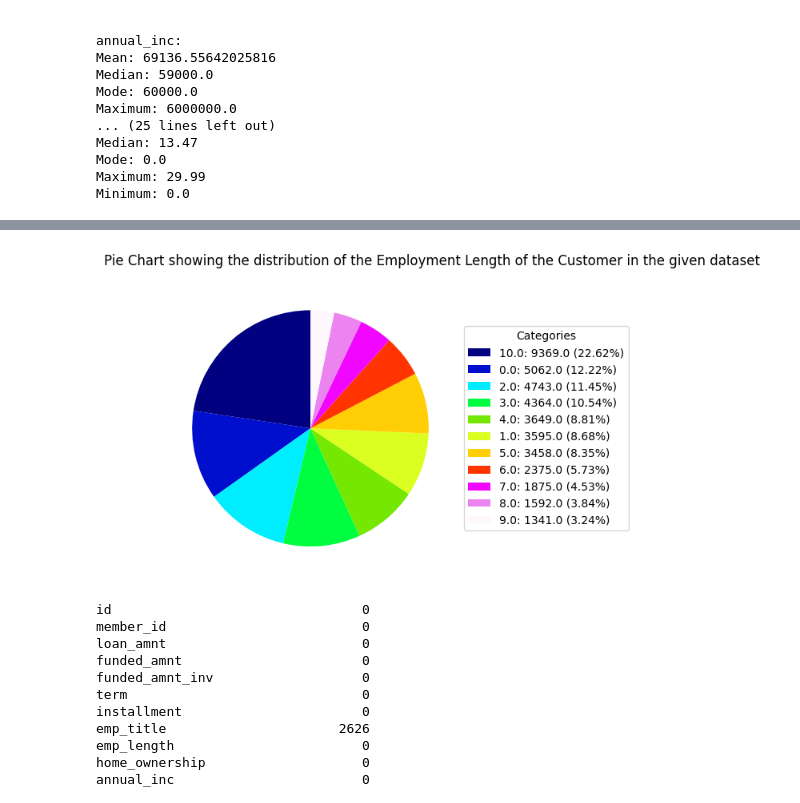
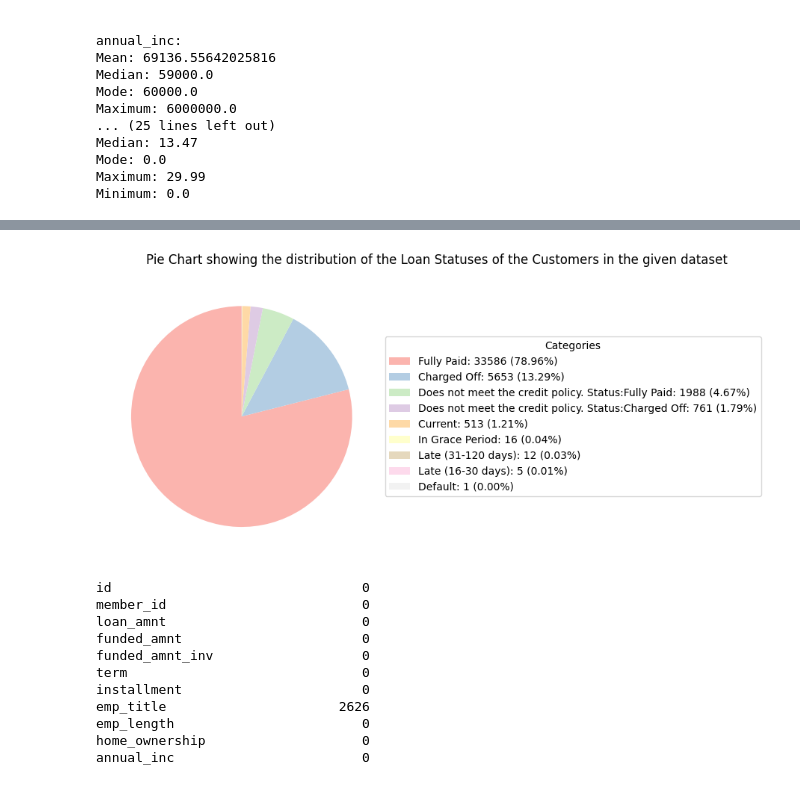
Before and after one commit to unnati026/JPMC-Case-Study, a Jupyter notebook: eda.ipynb, the cells around one changed output, grey strips where cells are left out. Cells and saved outputs as stored; diff of their text form; code cells hidden in the pictures.

```diff
--- a/eda.ipynb
+++ b/eda.ipynb
@@ -150,41 +160,41 @@ Minimum: 0.0
 # %%
 # Count occurrences of each category
-category_counts = df['emp_length'].value_counts()
+category_counts = df['loan_status'].value_counts()
 
 # Calculate percentages
 category_percentages = category_counts / category_counts.sum() * 100
 
 # Create a combined DataFrame for plotting
 plot_data = pd.DataFrame({
     'Count': category_counts,
     'Percentage': category_percentages
 })
 
 # Define a custom color scheme
-colors = plt.cm.gist_ncar(np.linspace(0, 1, len(plot_data)))
+colors = plt.cm.Pastel1(np.linspace(0, 1, len(plot_data)))
 
 # Plot the pie chart
 fig, ax = plt.subplots()
 
-wedges, texts = ax.pie(plot_data['Count'], colors=colors, startangle=90, textprops=dict(color="w"))
+wedges, texts = ax.pie(plot_data['Count'], colors=colors, startangle=90, textprops=dict(color="y"))
 
 # Create a legend with count and percentage
 legend_labels = [
-    f"{category}: {row['Count']} ({row['Percentage']:.2f}%)"
+    f"{category}: {int(row['Count'])} ({row['Percentage']:.2f}%)"
     for category, row in plot_data.iterrows()
 ]
 ax.legend(
     wedges,
     legend_labels,
     title="Categories",
     loc="center left",
     bbox_to_anchor=(1, 0, 0.5, 1)
 )
 
-fig.suptitle("Pie Chart showing the distribution of the Employment Length of the Customer in the given dataset", y=0.95, x=0.75)
+fig.suptitle("Pie Chart showing the distribution of the Loan Statuses of the Customers in the given dataset", y=0.95, x=0.92)
 plt.show()
 # %% [output]
-[figure, old version]
+[figure, new version]
 # %%
 df = df.replace(['Current', 'Fully Paid', 'Does not meet the credit policy. Status:Fully Paid', 'Charged Off', 'In Grace Period',
                  'Late (31-120 days)', 'Late (16-30 days)', 'Does not meet the credit policy. Status:Charged Off', 'Default'],
```
Also changed, not shown: parts of 2 cells of this notebook, 2 other files.
